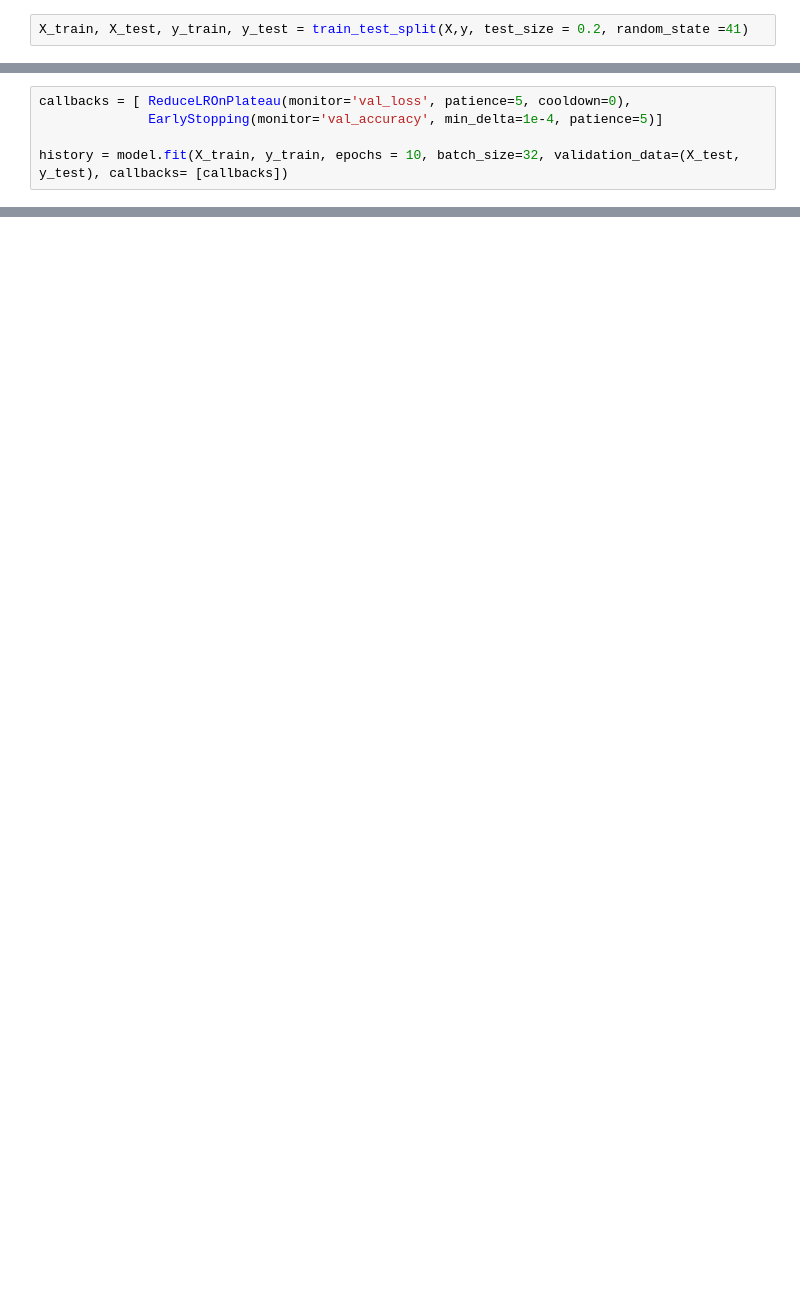
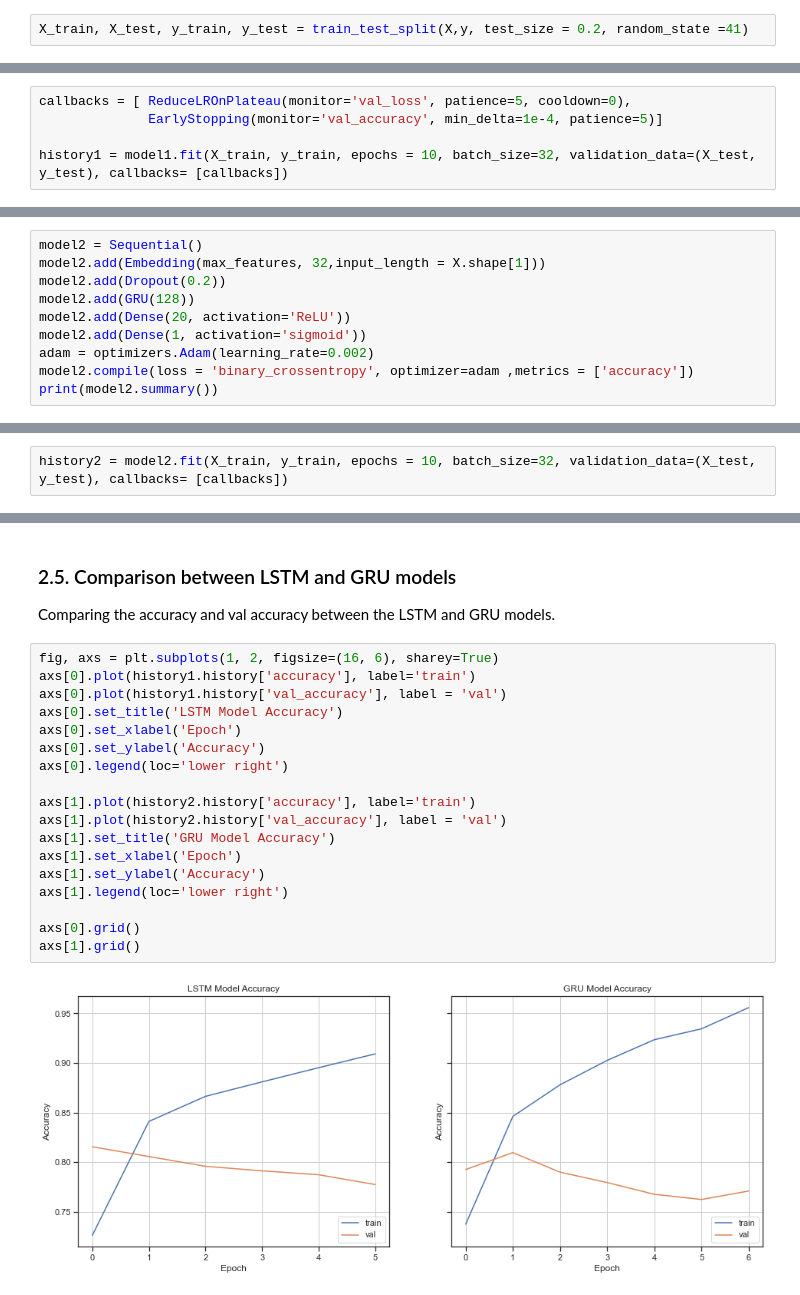
Before and after one commit to clebastard21/DTSA-5511-NLP-with-Disaster-Tweets, a Jupyter notebook: DTSA 5511 - Week 4.ipynb, the cells around one changed output, grey strips where cells are left out. Drawn from its saved outputs; the diff is of its cells as text; blank space fills up the shorter version.

```diff
--- a/DTSA 5511 - Week 4.ipynb
+++ b/DTSA 5511 - Week 4.ipynb
@@ -503,6 +515,6 @@ Measuring how well the LSTM model performs with the train dataset.
 callbacks = [ ReduceLROnPlateau(monitor='val_loss', patience=5, cooldown=0),
               EarlyStopping(monitor='val_accuracy', min_delta=1e-4, patience=5)]
 
-history = model.fit(X_train, y_train, epochs = 10, batch_size=32, validation_data=(X_test, y_test), callbacks= [callbacks])
+history1 = model1.fit(X_train, y_train, epochs = 10, batch_size=32, validation_data=(X_test, y_test), callbacks= [callbacks])
 # %% [output]
 Epoch 1/10
@@ -613,0 +540,10 @@ submission_df.describe()
+# %%
+model2 = Sequential()
+model2.add(Embedding(max_features, 32,input_length = X.shape[1]))
+model2.add(Dropout(0.2))
+model2.add(GRU(128))
+model2.add(Dense(20, activation='ReLU'))
+model2.add(Dense(1, activation='sigmoid'))
+adam = optimizers.Adam(learning_rate=0.002)
+model2.compile(loss = 'binary_crossentropy', optimizer=adam ,metrics = ['accuracy'])
+print(model2.summary())
@@ -613,0 +571,2 @@ submission_df.describe()
+# %%
+history2 = model2.fit(X_train, y_train, epochs = 10, batch_size=32, validation_data=(X_test, y_test), callbacks= [callbacks])
@@ -613,0 +588,23 @@ submission_df.describe()
+# %% [markdown]
+### 2.5. Comparison between LSTM and GRU models
+Comparing the accuracy and val accuracy between the LSTM and GRU models.
+# %%
+fig, axs = plt.subplots(1, 2, figsize=(16, 6), sharey=True)
+axs[0].plot(history1.history['accuracy'], label='train')
+axs[0].plot(history1.history['val_accuracy'], label = 'val')
+axs[0].set_title('LSTM Model Accuracy')
+axs[0].set_xlabel('Epoch')
+axs[0].set_ylabel('Accuracy')
+axs[0].legend(loc='lower right')
+
+axs[1].plot(history2.history['accuracy'], label='train')
+axs[1].plot(history2.history['val_accuracy'], label = 'val')
+axs[1].set_title('GRU Model Accuracy')
+axs[1].set_xlabel('Epoch')
+axs[1].set_ylabel('Accuracy')
+axs[1].legend(loc='lower right')
+
+axs[0].grid()
+axs[1].grid()
+# %% [output]
+[figure, added]
```
Also changed, not shown: parts of 31 cells of this notebook, 1 other file.
